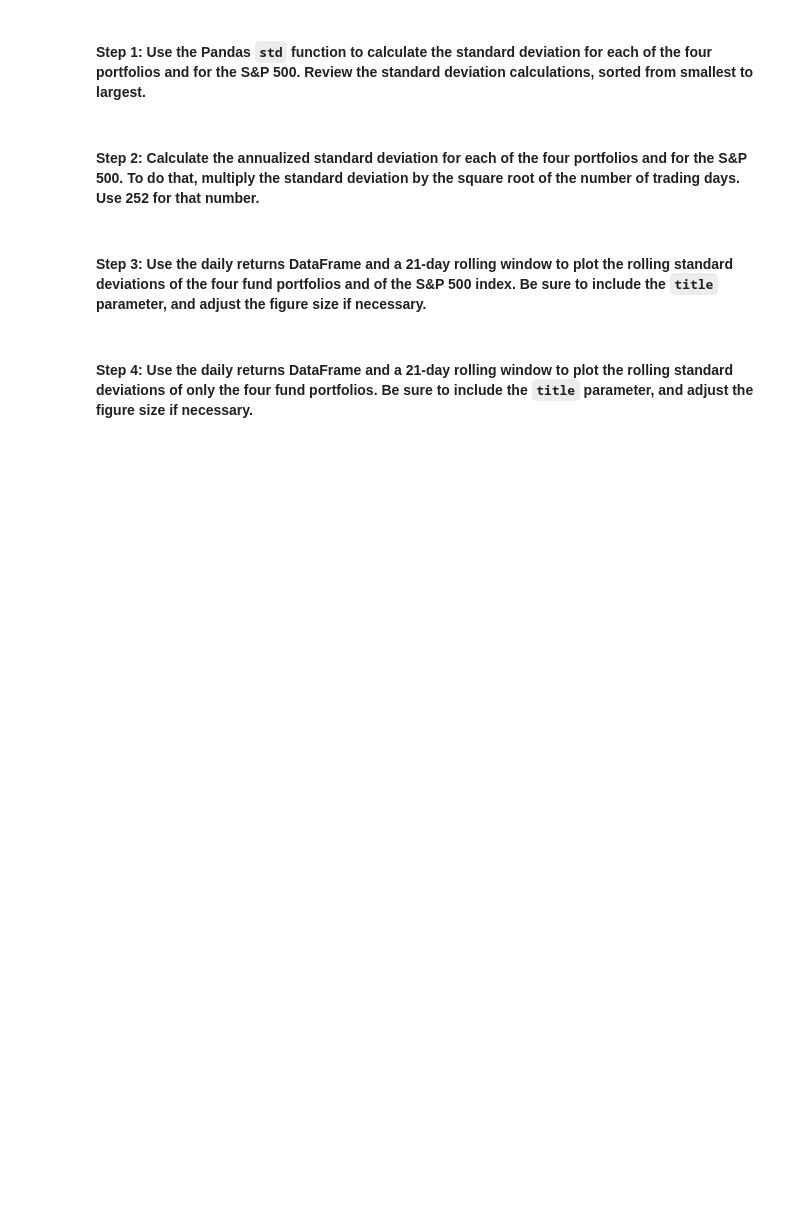
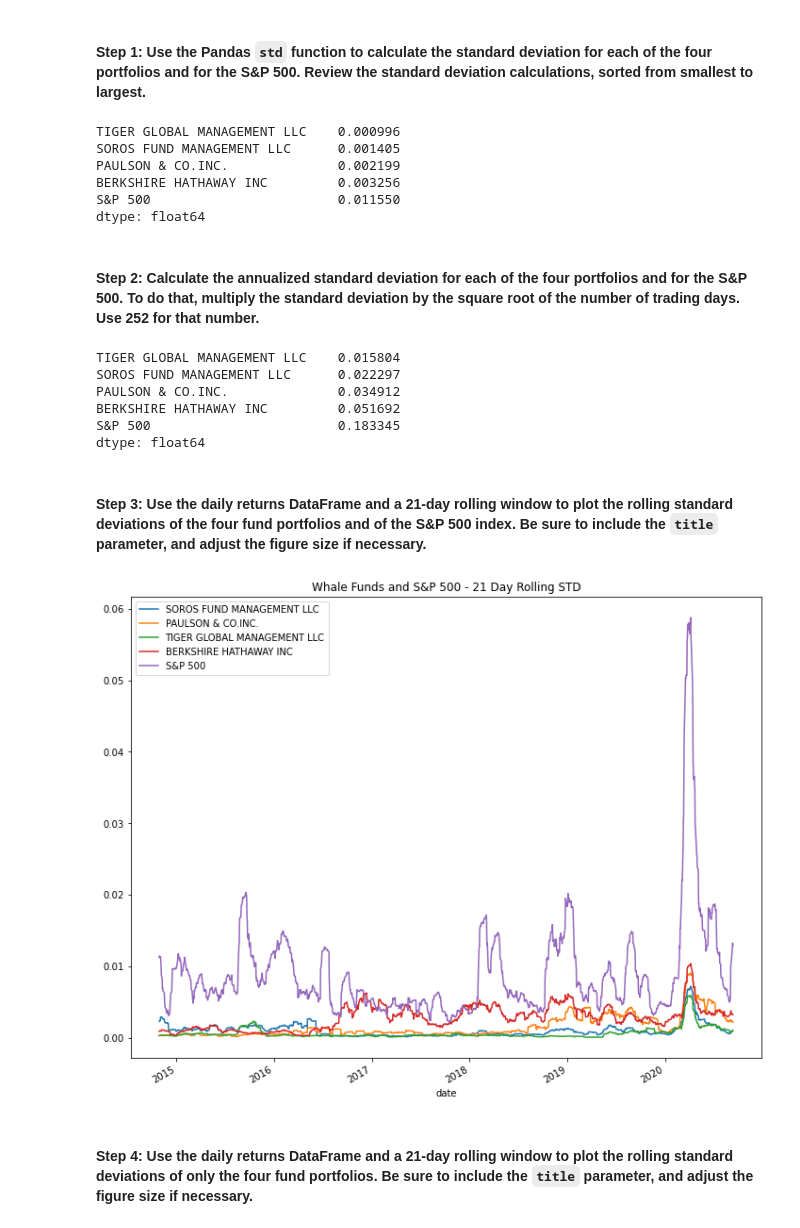
Before and after one commit to ThomasBrierton/Risk_Return_Analysis, a Jupyter notebook: risk_return_analysis.ipynb, the cells around one changed output. Cells and saved outputs as stored; diff of their text form; code cells hidden in the pictures; blank space fills up the shorter version.

```diff
--- a/risk_return_analysis.ipynb
+++ b/risk_return_analysis.ipynb
@@ -232,20 +261,42 @@ Evaluate the risk profile of each portfolio by using the standard deviation and
 # %%
 # Calculate and sort the standard deviation for all 4 portfolios and the S&P 500
 # Review the standard deviations sorted smallest to largest
-# YOUR CODE HERE
+
+sorted_std = daily_returns_df.std().sort_values()
+sorted_std
+# %% [output]
+TIGER GLOBAL MANAGEMENT LLC    0.000996
+SOROS FUND MANAGEMENT LLC      0.001405
+PAULSON & CO.INC.              0.002199
+BERKSHIRE HATHAWAY INC         0.003256
+S&P 500                        0.011550
+dtype: float64
 # %% [markdown]
 #### Step 2: Calculate the annualized standard deviation for each of the four portfolios and for the S&P 500. To do that, multiply the standard deviation by the square root of the number of trading days. Use 252 for that number.
 # %%
 # Calculate and sort the annualized standard deviation (252 trading days) of the 4 portfolios and the S&P 500
 # Review the annual standard deviations smallest to largest
-# YOUR CODE HERE
+
+sorted_annualized_std = (sorted_std * np.sqrt(252)).sort_values()
+sorted_annualized_std
+# %% [output]
+TIGER GLOBAL MANAGEMENT LLC    0.015804
+SOROS FUND MANAGEMENT LLC      0.022297
+PAULSON & CO.INC.              0.034912
+BERKSHIRE HATHAWAY INC         0.051692
+S&P 500                        0.183345
+dtype: float64
 # %% [markdown]
 #### Step 3: Use the daily returns DataFrame and a 21-day rolling window to plot the rolling standard deviations of the four fund portfolios and of the S&P 500 index. Be sure to include the `title` parameter, and adjust the figure size if necessary.
 # %%
 # Using the daily returns DataFrame and a 21-day rolling window,
 # plot the rolling standard deviation of the 4 portfolios and the S&P 500
 # Include a title parameter and adjust the figure size
-# YOUR CODE HERE
+
+rolling_21day_std = daily_returns_df.rolling(window = 21).std().plot(
+    figsize = (12, 10), title = "Whale Funds and S&P 500 - 21 Day Rolling STD")
+# %% [output]
+[figure, added]
 # %% [markdown]
 #### Step 4: Use the daily returns DataFrame and a 21-day rolling window to plot the rolling standard deviations of only the four fund portfolios. Be sure to include the `title` parameter, and adjust the figure size if necessary.
 # %%
```
Also changed, not shown: parts of 6 cells of this notebook, 4 other files.
